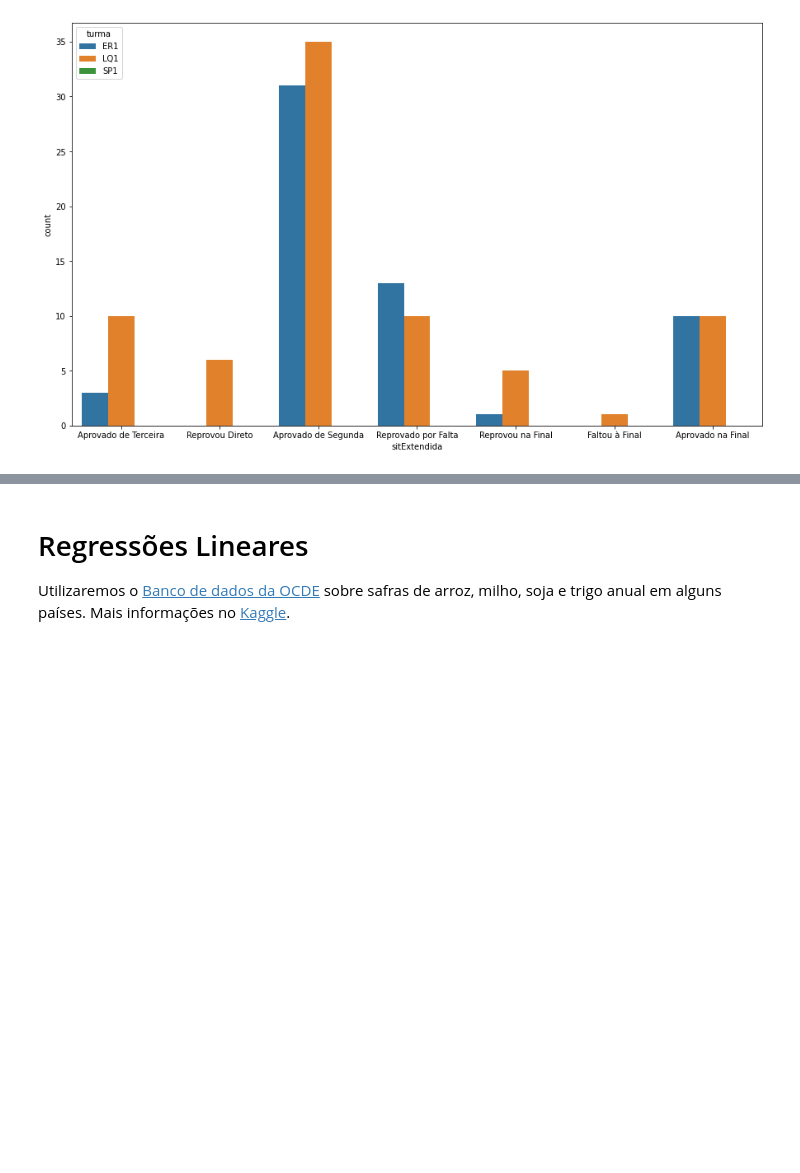
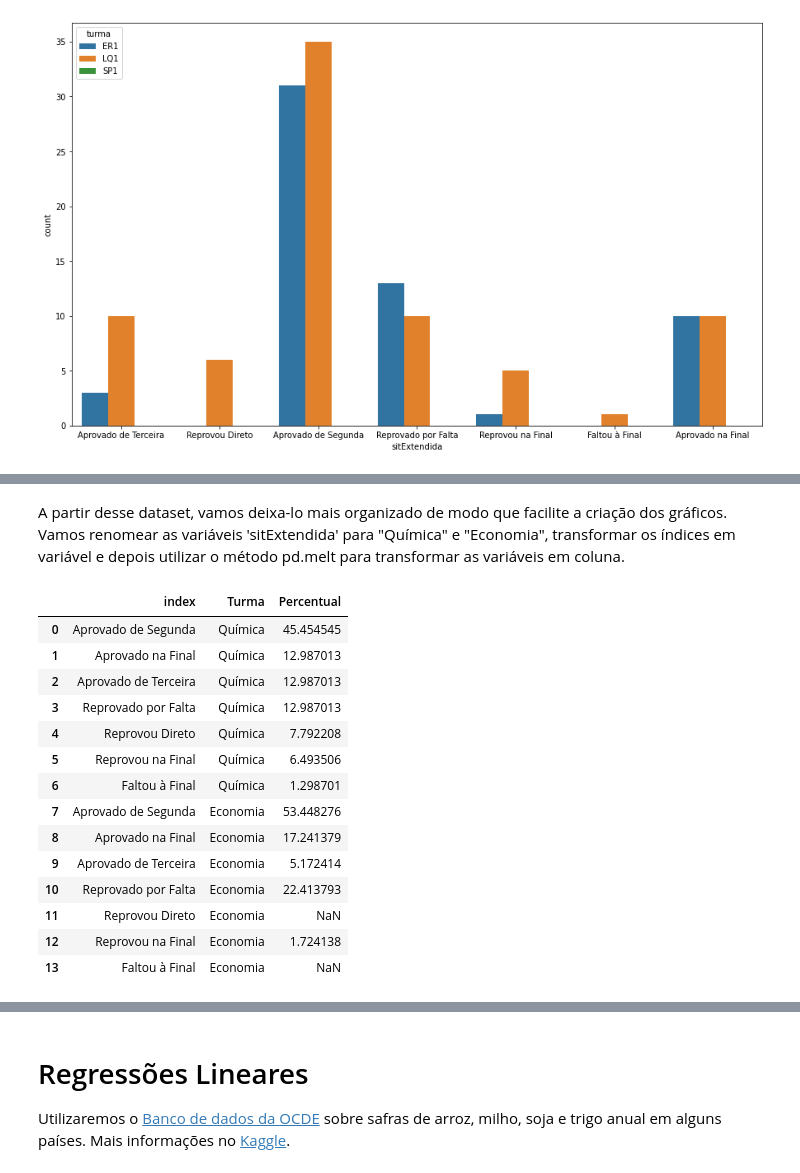
Before and after one commit to FilipeLima/Intro-Pandas, a Jupyter notebook: Workshop.ipynb, the cells around one changed output, grey strips where cells are left out. Drawn from its saved outputs; the diff is of its cells as text; code cells hidden in the pictures; blank space fills up the shorter version.

```diff
--- a/Workshop.ipynb
+++ b/Workshop.ipynb
@@ -1054,3 +1063,35 @@ pd.concat([calculoQuimica, calculoEconomia.reindex(
 | Reprovou Direto | 7.792208 | NaN |
 | Reprovou na Final | 6.493506 | 1.724138 |
 | Faltou à Final | 1.298701 | NaN |
+# %% [markdown]
+A partir desse dataset, vamos deixa-lo mais organizado de modo que facilite a criação dos gráficos. Vamos renomear as variáveis 'sitExtendida' para "Química" e "Economia", transformar os índices em variável e depois utilizar o método pd.melt para transformar as variáveis em coluna.
+# %%
+#Renomeando as colunas
+situacao_quimica_economia.columns=['Química','Economia']
+#Transformando os índices em coluna
+situacao_quimica_economia.reset_index(inplace=True)
+#Utilizando o pd.melt para mesclar as colunas Química e Economia como variável.
+#O primeiro parâmetro é o dataset, id_vars é a variável que você quer manter fixa
+#No nosso caso é o índice ('index'). Value_vars são as variávels para serem mescladas.
+#var_name é o nome da nova variável, value_name o nome da variável quantitiva.
+situacao_quimica_economia= pd.melt(situacao_quimica_economia,
+                                   id_vars = ['index'],
+                                   value_vars=['Química','Economia'],
+                                   var_name='Turma', value_name='Percentual')
+situacao_quimica_economia
+# %% [output]
+|  | index | Turma | Percentual |
+| 0 | Aprovado de Segunda | Química | 45.454545 |
+| 1 | Aprovado na Final | Química | 12.987013 |
+| 2 | Aprovado de Terceira | Química | 12.987013 |
+| 3 | Reprovado por Falta | Química | 12.987013 |
+| 4 | Reprovou Direto | Química | 7.792208 |
+| 5 | Reprovou na Final | Química | 6.493506 |
+| 6 | Faltou à Final | Química | 1.298701 |
+| 7 | Aprovado de Segunda | Economia | 53.448276 |
+| 8 | Aprovado na Final | Economia | 17.241379 |
+| 9 | Aprovado de Terceira | Economia | 5.172414 |
+| 10 | Reprovado por Falta | Economia | 22.413793 |
+| 11 | Reprovou Direto | Economia | NaN |
+| 12 | Reprovou na Final | Economia | 1.724138 |
+| 13 | Faltou à Final | Economia | NaN |
```
Also changed, not shown: parts of 39 cells of this notebook.
